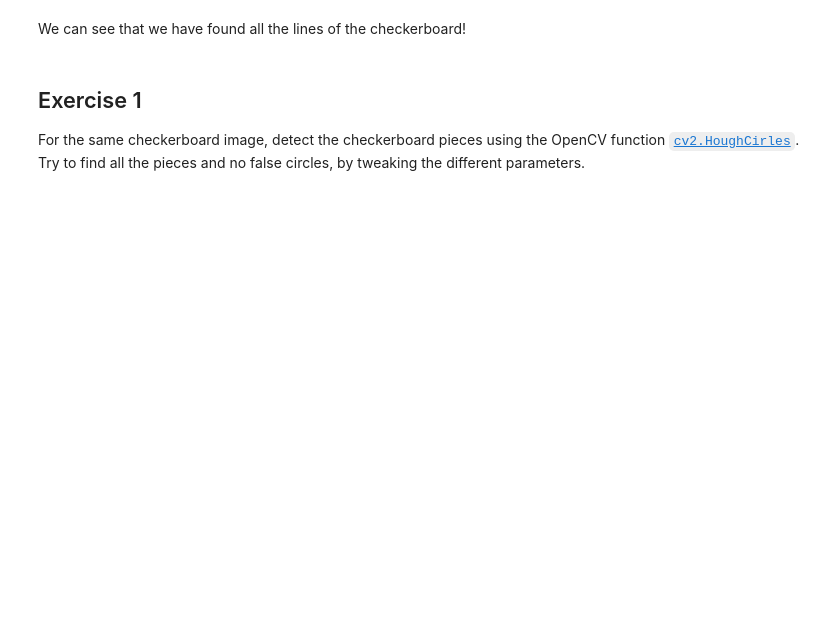
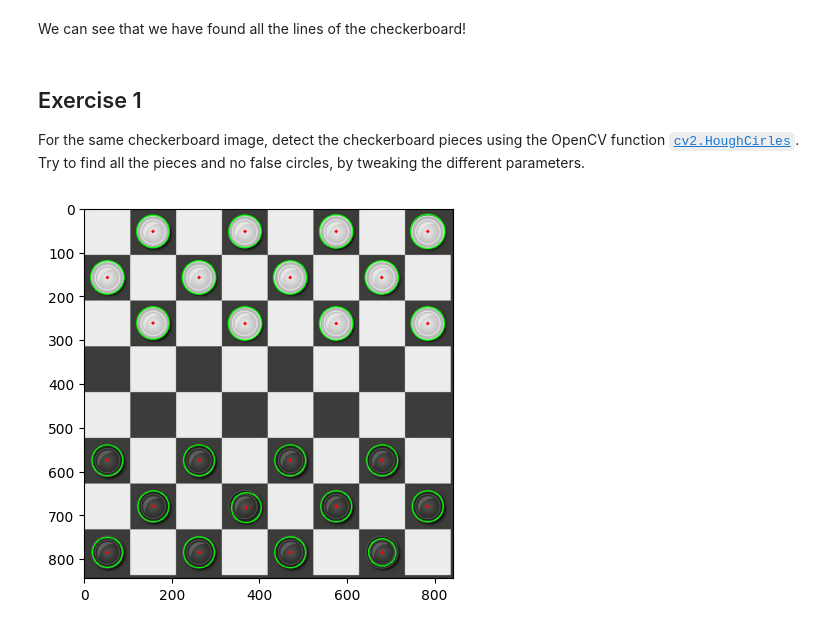
Before and after one commit to ES0R/PfAS, a Jupyter notebook: Exercises_week_2/Exercise 1 - Hough transform.ipynb, the cells around one changed output. Drawn from its saved outputs; the diff is of its cells as text; code cells hidden in the pictures; blank space fills up the shorter version.

```diff
--- a/Exercises_week_2/Exercise 1 - Hough transform.ipynb
+++ b/Exercises_week_2/Exercise 1 - Hough transform.ipynb
@@ -56,3 +68,26 @@ We can see that we have found all the lines of the checkerboard!
 # %% [markdown]
 ## Exercise 1
 For the same checkerboard image, detect the checkerboard pieces using the OpenCV function [`cv2.HoughCirles`](https://docs.opencv.org/4.7.0/dd/d1a/group__imgproc__feature.html#ga47849c3be0d0406ad3ca45db65a25d2d). Try to find all the pieces and no false circles, by tweaking the different parameters.
+# %%
+img = cv2.imread('checkers.png', cv2.IMREAD_COLOR)
+gray = cv2.cvtColor(img, cv2.COLOR_BGR2GRAY)
+
+gray_blurred = cv2.GaussianBlur(gray, (9, 9), 2)
+
+circles = cv2.HoughCircles(
+    gray_blurred,
+    cv2.HOUGH_GRADIENT, dp=1.5, minDist=30,
+    param1=50, param2=30, minRadius=30, maxRadius=40
+)
+
+if circles is not None:
+    circles = np.uint16(np.around(circles))
+    for i in circles[0, :]:
+        cv2.circle(img, (i[0], i[1]), i[2], (0, 255, 0), 2)
+        cv2.circle(img, (i[0], i[1]), 2, (0, 0, 255), 3)
+
+# Display the result
+plt.imshow(cv2.cvtColor(img, cv2.COLOR_BGR2RGB))
+plt.show()
+# %% [output]
+[figure, added]
```
Also changed, not shown: parts of 4 cells of this notebook, 32 other files.
